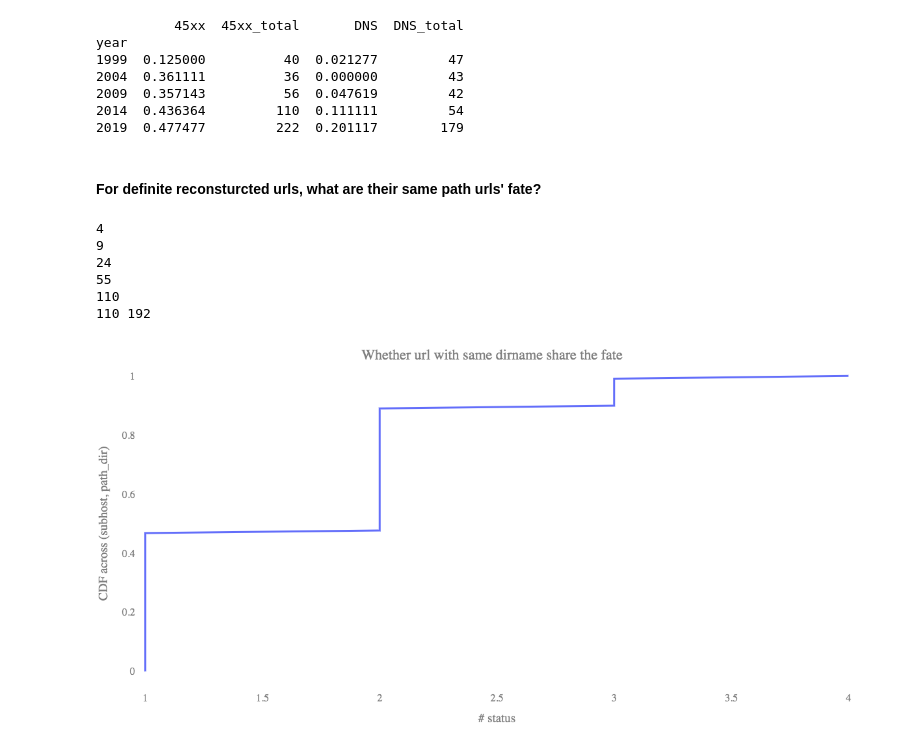
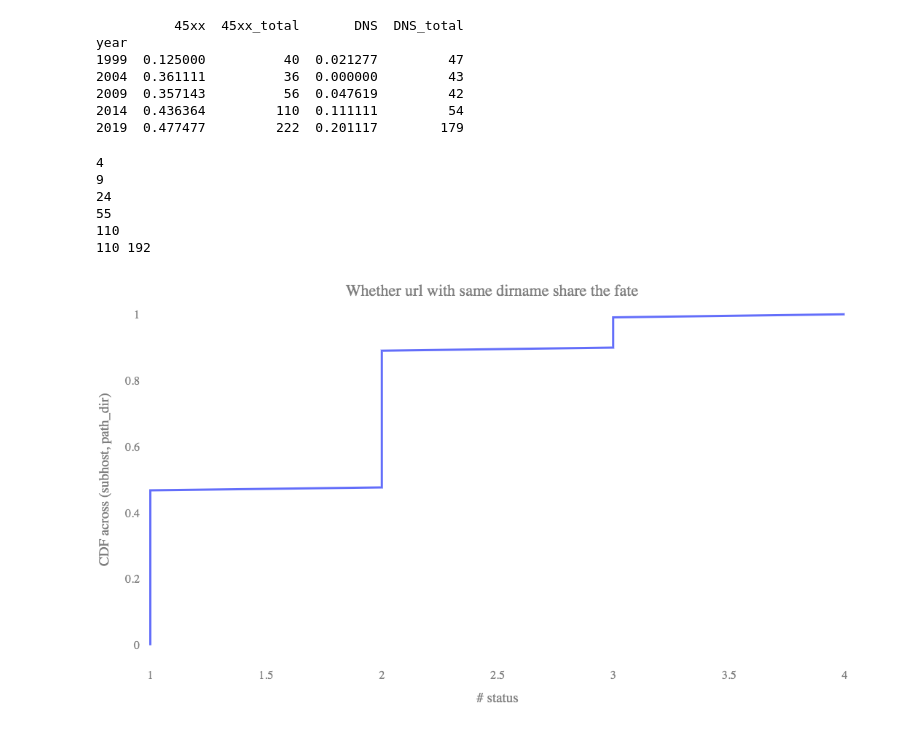
Before and after one commit to JingyZhu/fable, a Jupyter notebook: broken_inspection.ipynb, the cells around one changed output. Cells and saved outputs as stored; diff of their text form; code cells hidden in the pictures.

```diff
--- a/broken_inspection.ipynb
+++ b/broken_inspection.ipynb
@@ -269,9 +269,8 @@ year
 2009  0.357143          56  0.047619         42
 2014  0.436364         110  0.111111         54
 2019  0.477477         222  0.201117        179
-# %% [markdown]
-#### For definite reconsturcted urls, what are their same path urls' fate?
 # %%
+
 host_extractor = url_utils.HostExtractor()
 years = [1999, 2004, 2009, 2014, 2019]
 headers = ['45xx']
@@ -299,32 +298,32 @@ for year in years:
             {"$unwind": "$searched"},
             {"$project": {"searched_url": "$searched.searched_url", "similairty": "$searched.similarity", "year": True, "status": True}}
         ])
         match = list(match)
         for url in match:
             orig_host = host_extractor.extract(url['_id'])
             search_host = host_extractor.extract(url['searched_url'])
             if orig_host == search_host:
                 count += 1
                 path = urlparse(url['_id']).path
                 if path == '': path += '/'
                 elif path[-1] == '/' and path != '/': path = path[:-1]
                 dirr = os.path.dirname(path)
                 same_path = list(db.url_status_implicit_broken.find({"_id": re.compile(dirr), "hostname": orig_host, 'year': year}))
                 for i in range(len(same_path)):
                     if same_path[i]['url'] == url['_id']: same_path[i]['searched_url'] = url['searched_url']
                 if len(same_path) >= 2:
                     status.append(len(set([url_utils.status_categories(sp['status'], '') for sp in same_path])))
                     fate['{}|{}'.format(orig_host, path)] = same_path
         print(len(status))
 print(len(status), count)
-json.dump(fate, open('tmp/searched_45xx_path_fate.json', 'w+'))
+json.dump(fate, open('tmp/reorganize.json', 'w+'))
 plotly_utils.plot_CDF(pd.DataFrame({'num': status}), xtitle='# status', ytitle='CDF across (subhost, path_dir)',\
                       title='Whether url with same dirname share the fate')
 # %% [output]
 4
 9
 24
 55
 110
 110 192
-[figure, old version]
+[figure, new version]
```
Also changed, not shown: parts of 2 cells of this notebook, 1 other file.
